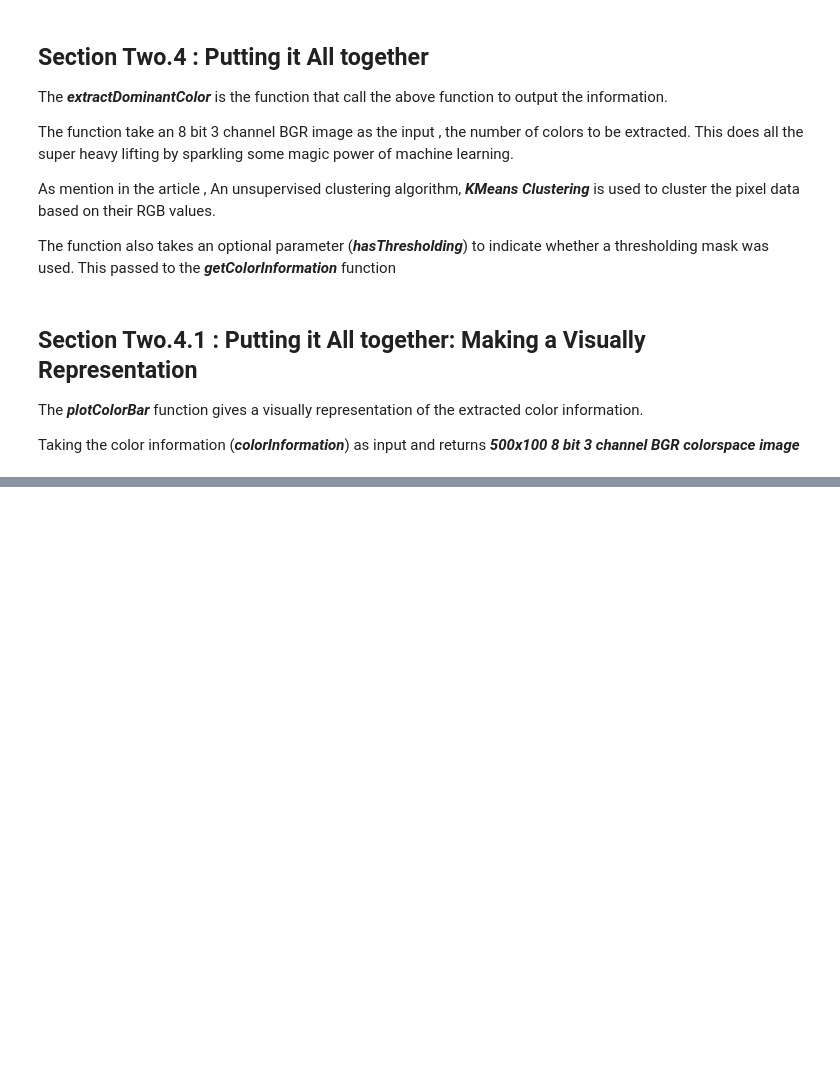
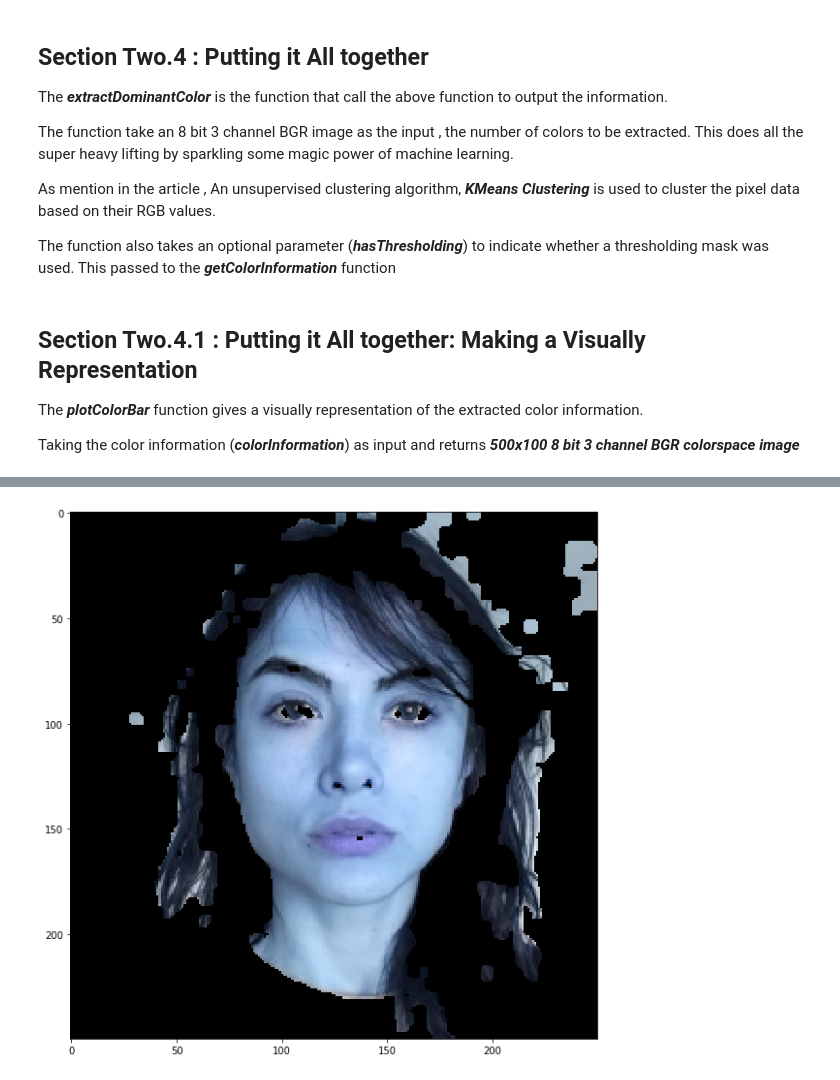
Before and after one commit to dodo1210/simple.Scraping.MakeColors, a Jupyter notebook: v2_get_skin_color.ipynb, the cells around one changed output, grey strips where cells are left out. Cells and saved outputs as stored; diff of their text form; code cells hidden in the pictures; blank space fills up the shorter version.

```diff
--- a/v2_get_skin_color.ipynb
+++ b/v2_get_skin_color.ipynb
@@ -294 +294,5 @@ plot_images(result_mergex_skin)
 skin = result_mergex_skin[:,:,::-1] #Minha implementação
+# %%
+plot_images(skin)
+# %% [output]
+[figure, added]
```
Also changed, not shown: parts of 9 cells of this notebook, 1 other file.
